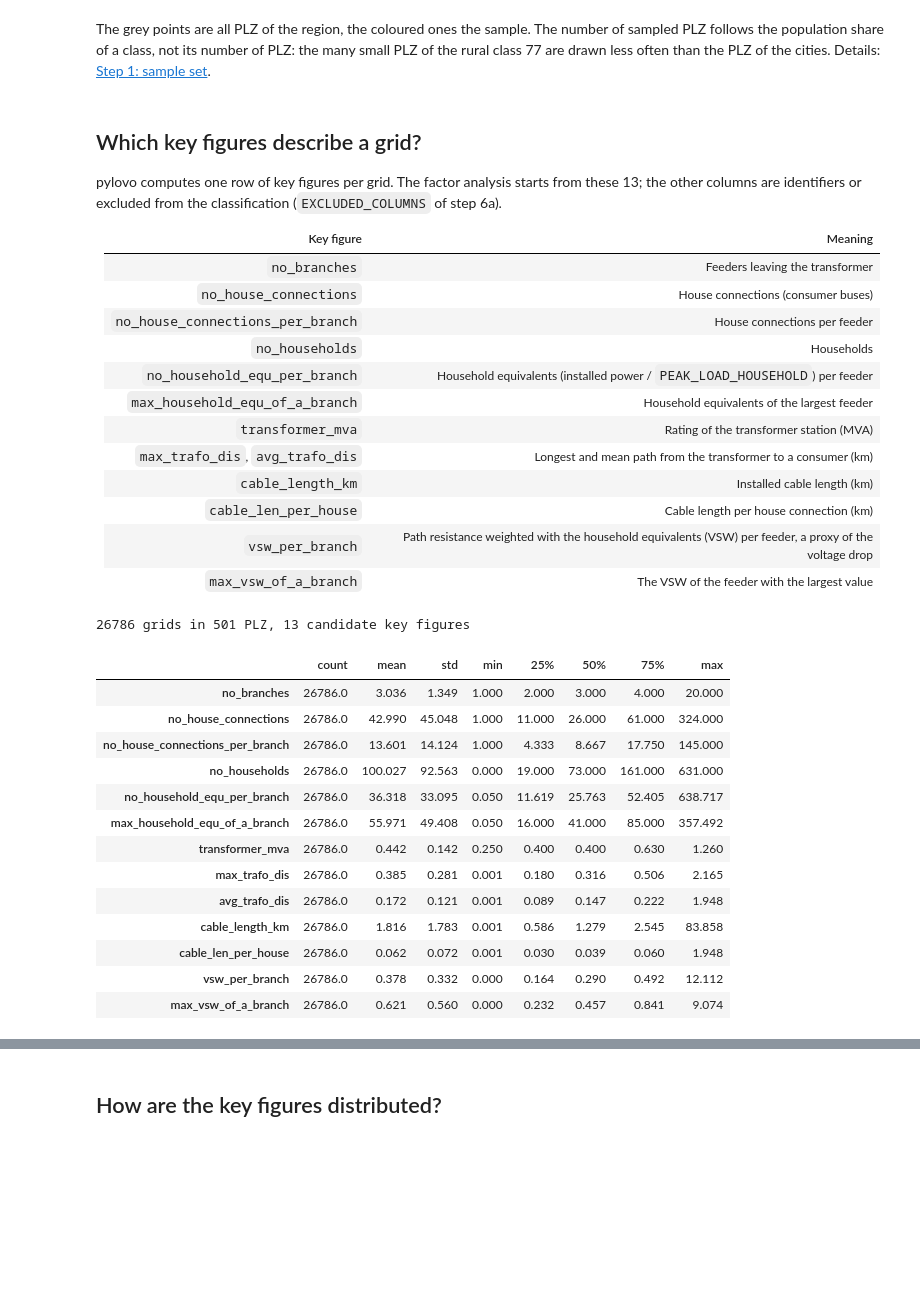
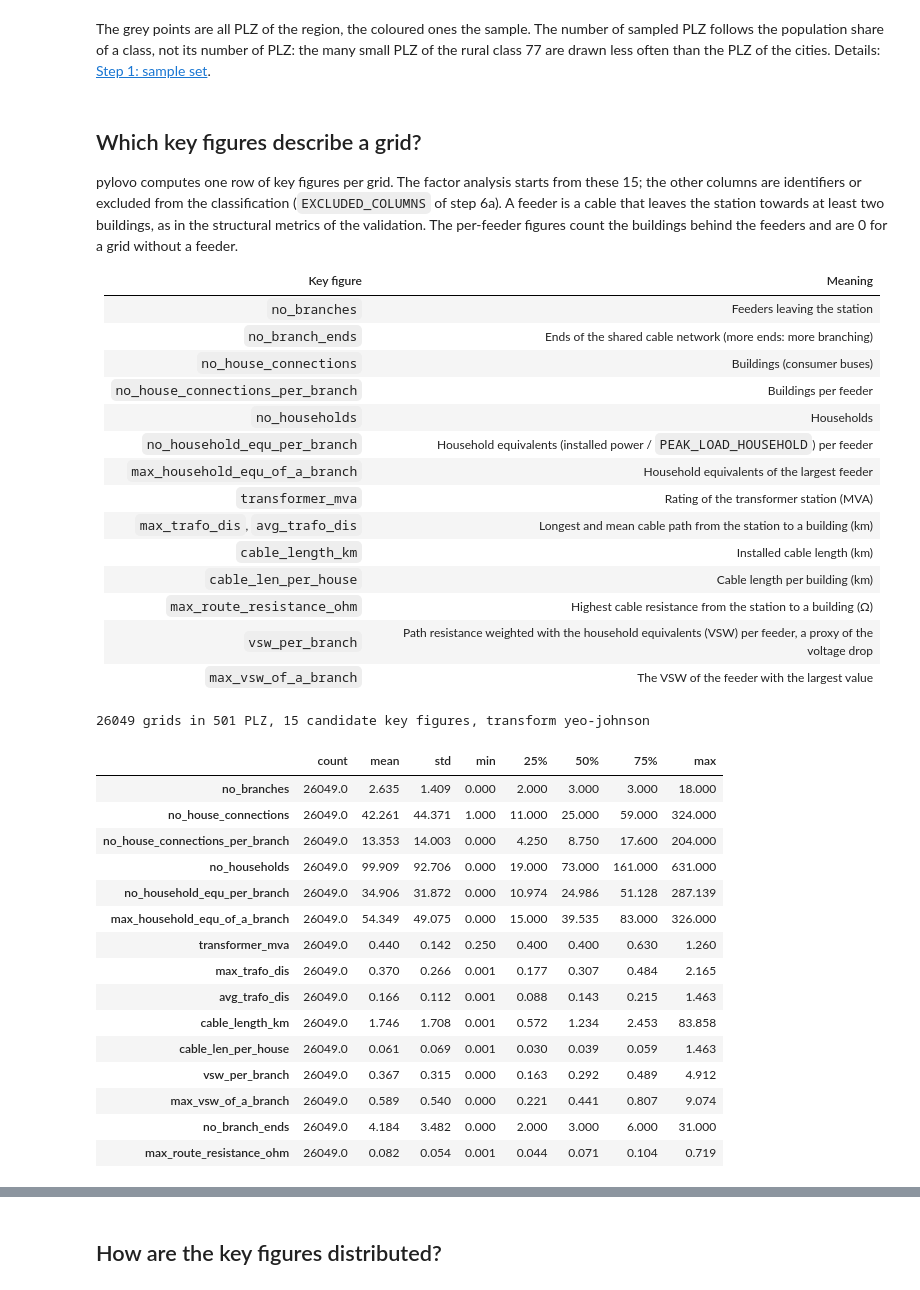
Before and after one commit to tum-ens/pylovo, a Jupyter notebook: notebook_tutorials/classification/01_sample_and_key_figures.ipynb, the cells around one changed output, grey strips where cells are left out. Saved outputs shown, nothing was run; the diff lists cells and outputs as text; code cells hidden in the pictures; blank space fills up the shorter version.

```diff
--- a/notebook_tutorials/classification/01_sample_and_key_figures.ipynb
+++ b/notebook_tutorials/classification/01_sample_and_key_figures.ipynb
@@ -79,43 +80,52 @@ than the PLZ of the cities. Details: [Step 1: sample set](https://pylovo.readthe
 # %% [markdown]
 ## Which key figures describe a grid?
 
-pylovo computes one row of key figures per grid. The factor analysis starts from these 13; the other columns are
-identifiers or excluded from the classification (`EXCLUDED_COLUMNS` of step 6a).
+pylovo computes one row of key figures per grid. The factor analysis starts from these 15; the other columns are
+identifiers or excluded from the classification (`EXCLUDED_COLUMNS` of step 6a). A feeder is a cable that leaves the
+station towards at least two buildings, as in the structural metrics of the validation. The per-feeder figures count
+the buildings behind the feeders and are 0 for a grid without a feeder.
 
 | Key figure | Meaning |
 | --- | --- |
-| `no_branches` | Feeders leaving the transformer |
-| `no_house_connections` | House connections (consumer buses) |
-| `no_house_connections_per_branch` | House connections per feeder |
+| `no_branches` | Feeders leaving the station |
+| `no_branch_ends` | Ends of the shared cable network (more ends: more branching) |
+| `no_house_connections` | Buildings (consumer buses) |
+| `no_house_connections_per_branch` | Buildings per feeder |
 | `no_households` | Households |
 | `no_household_equ_per_branch` | Household equivalents (installed power / `PEAK_LOAD_HOUSEHOLD`) per feeder |
 | `max_household_equ_of_a_branch` | Household equivalents of the largest feeder |
 | `transformer_mva` | Rating of the transformer station (MVA) |
-| `max_trafo_dis`, `avg_trafo_dis` | Longest and mean path from the transformer to a consumer (km) |
+| `max_trafo_dis`, `avg_trafo_dis` | Longest and mean cable path from the station to a building (km) |
 | `cable_length_km` | Installed cable length (km) |
-| `cable_len_per_house` | Cable length per house connection (km) |
+| `cable_len_per_house` | Cable length per building (km) |
+| `max_route_resistance_ohm` | Highest cable resistance from the station to a building (Ω) |
 | `vsw_per_branch` | Path resistance weighted with the household equivalents (VSW) per feeder, a proxy of the voltage drop |
 | `max_vsw_of_a_branch` | The VSW of the feeder with the largest value |
 # %%
 key_figures = dc.get_clustering_parameters_for_classification_version()
+choices = dc.get_classification_choices()  # what the run stored, among it the transform
 candidates = factor_analysis_input(key_figures)
-print(f"{len(key_figures)} grids in {key_figures['plz'].nunique()} PLZ, {candidates.shape[1]} candidate key figures")
+transformed = transform_key_figures(candidates, choices["transform"])  # as step 6a
+print(f"{len(key_figures)} grids in {key_figures['plz'].nunique()} PLZ, {candidates.shape[1]} candidate key figures, "
+      f"transform {choices['transform']}")
 candidates.describe().T.round(3)
 # %% [output]
-26786 grids in 501 PLZ, 13 candidate key figures
+26049 grids in 501 PLZ, 15 candidate key figures, transform yeo-johnson
 |  | count | mean | std | min | 25% | 50% | 75% | max |
-| no_branches | 26786.0 | 3.036 | 1.349 | 1.000 | 2.000 | 3.000 | 4.000 | 20.000 |
-| no_house_connections | 26786.0 | 42.990 | 45.048 | 1.000 | 11.000 | 26.000 | 61.000 | 324.000 |
-| no_house_connections_per_branch | 26786.0 | 13.601 | 14.124 | 1.000 | 4.333 | 8.667 | 17.750 | 145.000 |
-| no_households | 26786.0 | 100.027 | 92.563 | 0.000 | 19.000 | 73.000 | 161.000 | 631.000 |
-| no_household_equ_per_branch | 26786.0 | 36.318 | 33.095 | 0.050 | 11.619 | 25.763 | 52.405 | 638.717 |
-| max_household_equ_of_a_branch | 26786.0 | 55.971 | 49.408 | 0.050 | 16.000 | 41.000 | 85.000 | 357.492 |
-| transformer_mva | 26786.0 | 0.442 | 0.142 | 0.250 | 0.400 | 0.400 | 0.630 | 1.260 |
-| max_trafo_dis | 26786.0 | 0.385 | 0.281 | 0.001 | 0.180 | 0.316 | 0.506 | 2.165 |
-| avg_trafo_dis | 26786.0 | 0.172 | 0.121 | 0.001 | 0.089 | 0.147 | 0.222 | 1.948 |
-| cable_length_km | 26786.0 | 1.816 | 1.783 | 0.001 | 0.586 | 1.279 | 2.545 | 83.858 |
-| cable_len_per_house | 26786.0 | 0.062 | 0.072 | 0.001 | 0.030 | 0.039 | 0.060 | 1.948 |
-| vsw_per_branch | 26786.0 | 0.378 | 0.332 | 0.000 | 0.164 | 0.290 | 0.492 | 12.112 |
-| max_vsw_of_a_branch | 26786.0 | 0.621 | 0.560 | 0.000 | 0.232 | 0.457 | 0.841 | 9.074 |
+| no_branches | 26049.0 | 2.635 | 1.409 | 0.000 | 2.000 | 3.000 | 3.000 | 18.000 |
+| no_house_connections | 26049.0 | 42.261 | 44.371 | 1.000 | 11.000 | 25.000 | 59.000 | 324.000 |
+| no_house_connections_per_branch | 26049.0 | 13.353 | 14.003 | 0.000 | 4.250 | 8.750 | 17.600 | 204.000 |
+| no_households | 26049.0 | 99.909 | 92.706 | 0.000 | 19.000 | 73.000 | 161.000 | 631.000 |
+| no_household_equ_per_branch | 26049.0 | 34.906 | 31.872 | 0.000 | 10.974 | 24.986 | 51.128 | 287.139 |
+| max_household_equ_of_a_branch | 26049.0 | 54.349 | 49.075 | 0.000 | 15.000 | 39.535 | 83.000 | 326.000 |
+| transformer_mva | 26049.0 | 0.440 | 0.142 | 0.250 | 0.400 | 0.400 | 0.630 | 1.260 |
+| max_trafo_dis | 26049.0 | 0.370 | 0.266 | 0.001 | 0.177 | 0.307 | 0.484 | 2.165 |
+| avg_trafo_dis | 26049.0 | 0.166 | 0.112 | 0.001 | 0.088 | 0.143 | 0.215 | 1.463 |
+| cable_length_km | 26049.0 | 1.746 | 1.708 | 0.001 | 0.572 | 1.234 | 2.453 | 83.858 |
+| cable_len_per_house | 26049.0 | 0.061 | 0.069 | 0.001 | 0.030 | 0.039 | 0.059 | 1.463 |
+| vsw_per_branch | 26049.0 | 0.367 | 0.315 | 0.000 | 0.163 | 0.292 | 0.489 | 4.912 |
+| max_vsw_of_a_branch | 26049.0 | 0.589 | 0.540 | 0.000 | 0.221 | 0.441 | 0.807 | 9.074 |
+| no_branch_ends | 26049.0 | 4.184 | 3.482 | 0.000 | 2.000 | 3.000 | 6.000 | 31.000 |
+| max_route_resistance_ohm | 26049.0 | 0.082 | 0.054 | 0.001 | 0.044 | 0.071 | 0.104 | 0.719 |
 # %% [markdown]
 Grids that the filters of the classification leave out are not in the table, by default those with a path longer than
```
Also changed, not shown: parts of 12 cells of this notebook, 1 other file.
